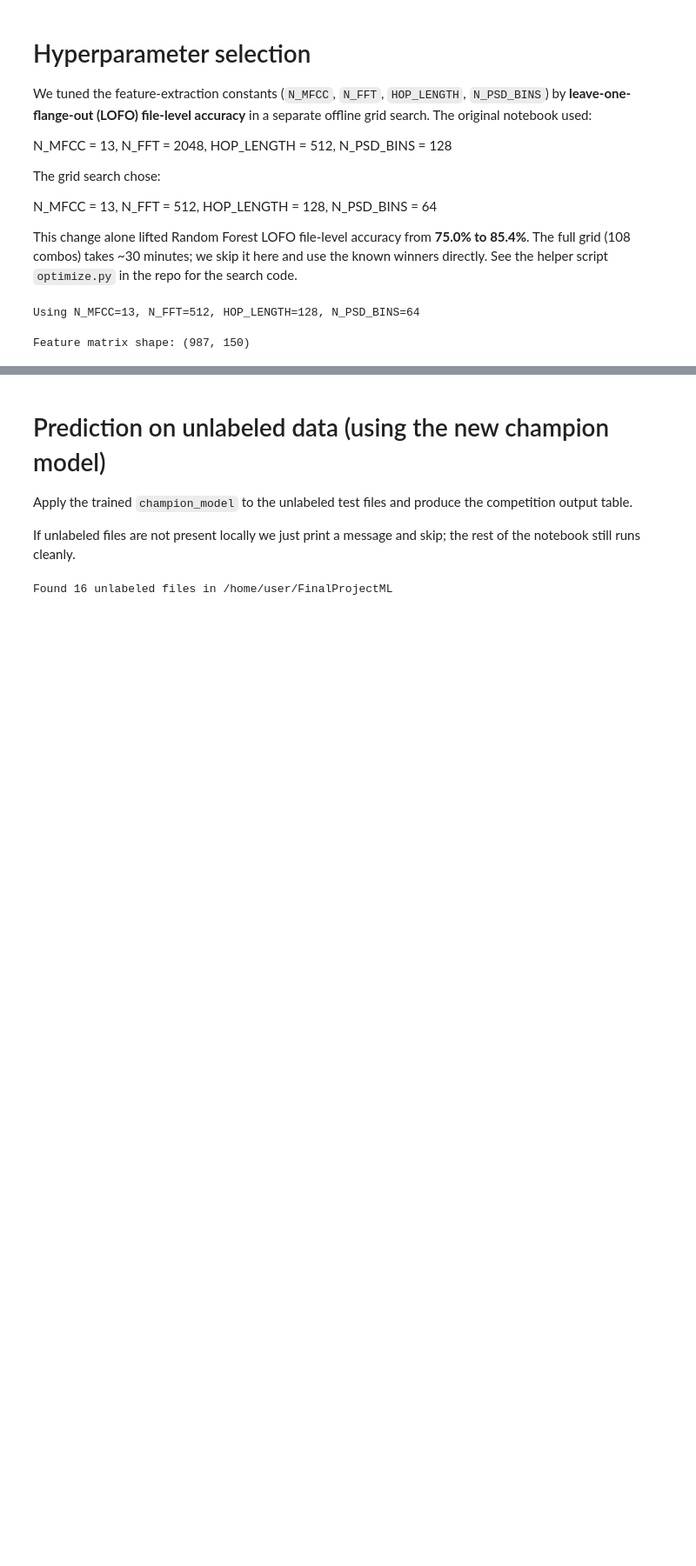
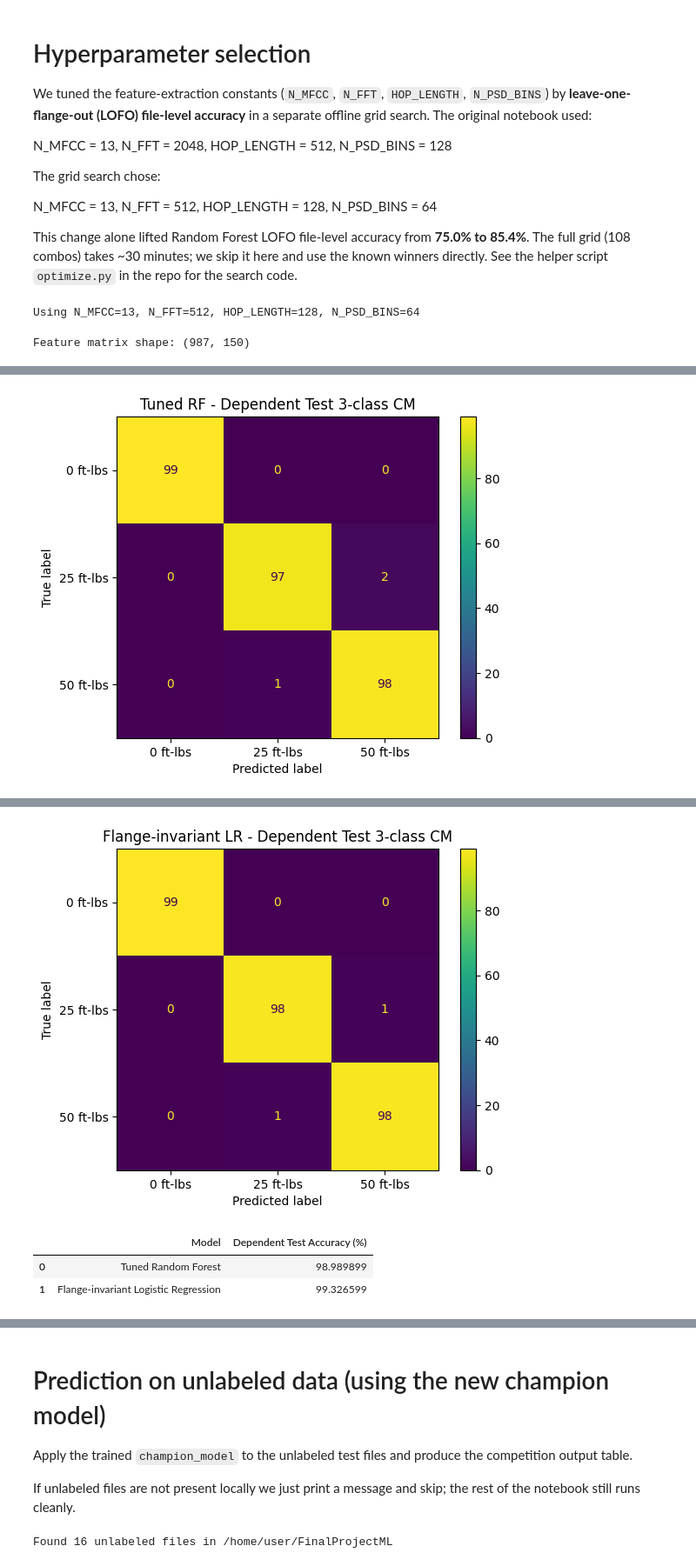
Before and after one commit to MedAmineAlouani/FinalProjectML, a Jupyter notebook: Final_Project_ML_Second_Attempt.ipynb, the cells around one changed output, grey strips where cells are left out. Shown at 87% size. Drawn from its saved outputs; the diff is of its cells as text; code cells hidden in the pictures; blank space fills up the shorter version.

```diff
--- a/Final_Project_ML_Second_Attempt.ipynb
+++ b/Final_Project_ML_Second_Attempt.ipynb
@@ -1902,0 +770,13 @@ LOFT test**, an almost 2x improvement. Average across all three validation regim
+# %%
+# ============================================================
+# Build the labeled feature matrix once (used by all tasks)
+# ============================================================
+X_features   = np.array([extract_hybrid_features(h["signal"], h["sr"]) for h in hits_data])
+y_labels     = np.array([h["torque"]      for h in hits_data])
+flange_ids   = np.array([h["flange_id"]   for h in hits_data])
+area_ids     = np.array([h["area_id"]     for h in hits_data])
+source_files = np.array([h["file_name"]   for h in hits_data])
+
+print("Feature matrix:", X_features.shape,
+      "| classes:", np.unique(y_labels),
+      "| flanges:", np.unique(flange_ids))
@@ -2062,0 +877,61 @@ Final champion trained.
+# %%
+# ============================================================
+# Task 1: Dependent Test - 70/30 stratified hit-level split
+# ============================================================
+X_train_dep, X_test_dep, y_train_dep, y_test_dep, files_train_dep, files_test_dep = (
+    train_test_split(X_features, y_labels, source_files,
+                     test_size=0.30, random_state=RANDOM_STATE,
+                     stratify=y_labels))
+print(f"Train: {X_train_dep.shape}, Test: {X_test_dep.shape}")
+CLASS_NAMES = ["0 ft-lbs", "25 ft-lbs", "50 ft-lbs"]
+classes_ref = np.array([0, 25, 50])
+
+
+# ----- Model 1: Tuned RF -----
+print("=" * 70)
+print("Tuned Random Forest")
+print("=" * 70)
+rf = make_rf_tuned()
+rf.fit(X_train_dep, y_train_dep)
+yp_rf = rf.predict(X_test_dep)
+acc_rf_dep = accuracy_score(y_test_dep, yp_rf)
+print(f"Accuracy: {acc_rf_dep * 100:.2f}%")
+print(classification_report(y_test_dep, yp_rf, target_names=CLASS_NAMES, zero_division=0))
+ConfusionMatrixDisplay.from_predictions(y_test_dep, yp_rf,
+                                        display_labels=CLASS_NAMES)
+plt.title("Tuned RF - Dependent Test 3-class CM"); plt.show()
+
+
+# ----- Model 2: Flange-invariant LR -----
+print("=" * 70)
+print("Flange-invariant Logistic Regression")
+print("=" * 70)
+# Fit per-flange means + feature selection on the TRAIN portion only
+fl_train_dep = np.array([flange_ids[np.where(source_files == f)[0][0]]
+                          for f in files_train_dep])
+fl_test_dep  = np.array([flange_ids[np.where(source_files == f)[0][0]]
+                          for f in files_test_dep])
+keep_idx_dep = fit_torque_discriminative_features(X_train_dep, y_train_dep,
+                                                    fl_train_dep, n_keep=100)
+means_dep = fit_per_flange_means(X_train_dep[:, keep_idx_dep], fl_train_dep)
+
+X_tr_lr = apply_per_flange_centering(X_train_dep[:, keep_idx_dep], fl_train_dep, means_dep)
+X_te_lr = apply_per_flange_centering(X_test_dep[:, keep_idx_dep],  fl_test_dep,  means_dep)
+
+lr = make_lr_champion()
+lr.fit(X_tr_lr, y_train_dep)
+yp_lr = lr.predict(X_te_lr)
+acc_lr_dep = accuracy_score(y_test_dep, yp_lr)
+print(f"Accuracy: {acc_lr_dep * 100:.2f}%")
+print(classification_report(y_test_dep, yp_lr, target_names=CLASS_NAMES, zero_division=0))
+ConfusionMatrixDisplay.from_predictions(y_test_dep, yp_lr,
+                                        display_labels=CLASS_NAMES)
+plt.title("Flange-invariant LR - Dependent Test 3-class CM"); plt.show()
+
+
+dependent_summary = pd.DataFrame([
+    {"Model": "Tuned Random Forest",                  "Dependent Test Accuracy (%)": acc_rf_dep * 100},
+    {"Model": "Flange-invariant Logistic Regression", "Dependent Test Accuracy (%)": acc_lr_dep * 100},
+])
+display(dependent_summary)
+# %% [output]
@@ -2062,0 +952 @@ Final champion trained.
+[figure, added]
@@ -2062,0 +966,4 @@ Final champion trained.
+[figure, added]
+|  | Model | Dependent Test Accuracy (%) |
+| 0 | Tuned Random Forest | 98.989899 |
+| 1 | Flange-invariant Logistic Regression | 99.326599 |
```
Also changed, not shown: parts of 35 cells of this notebook, 1 other file.
